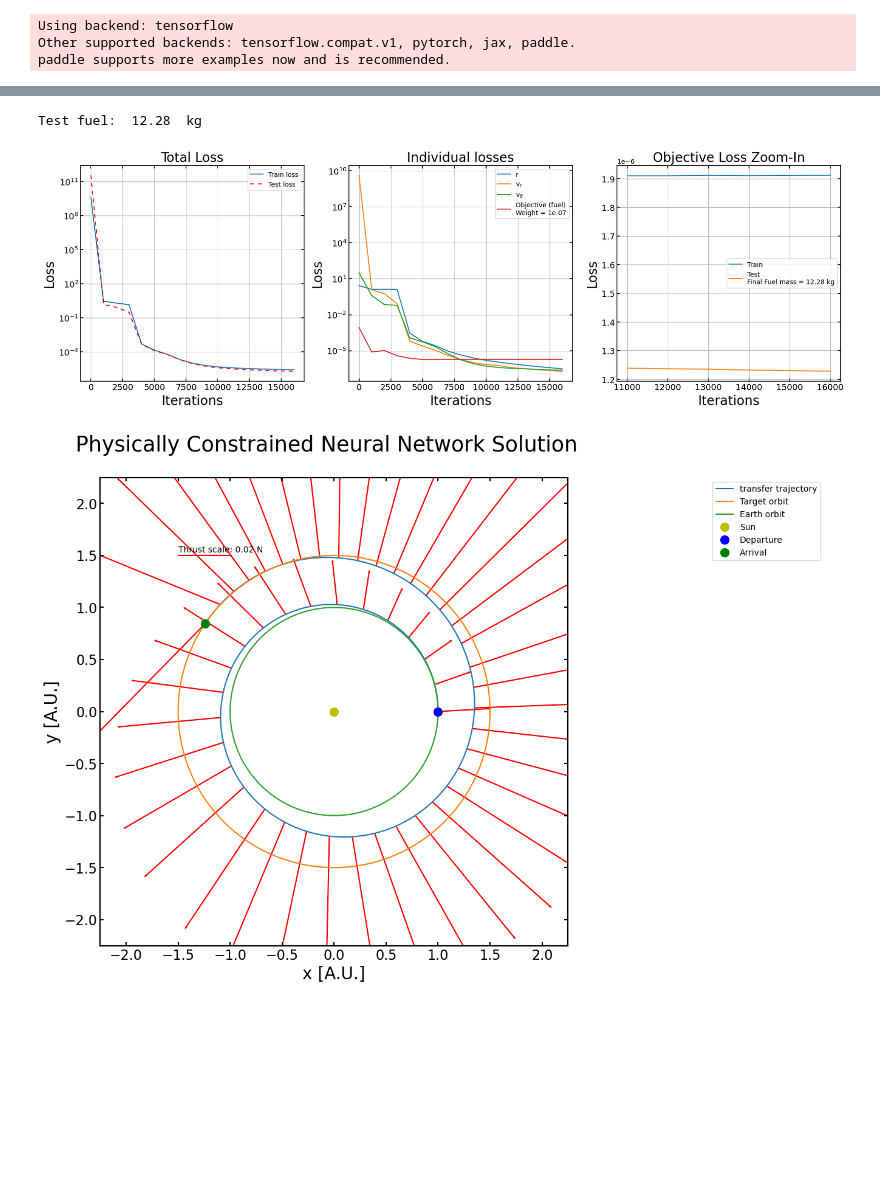
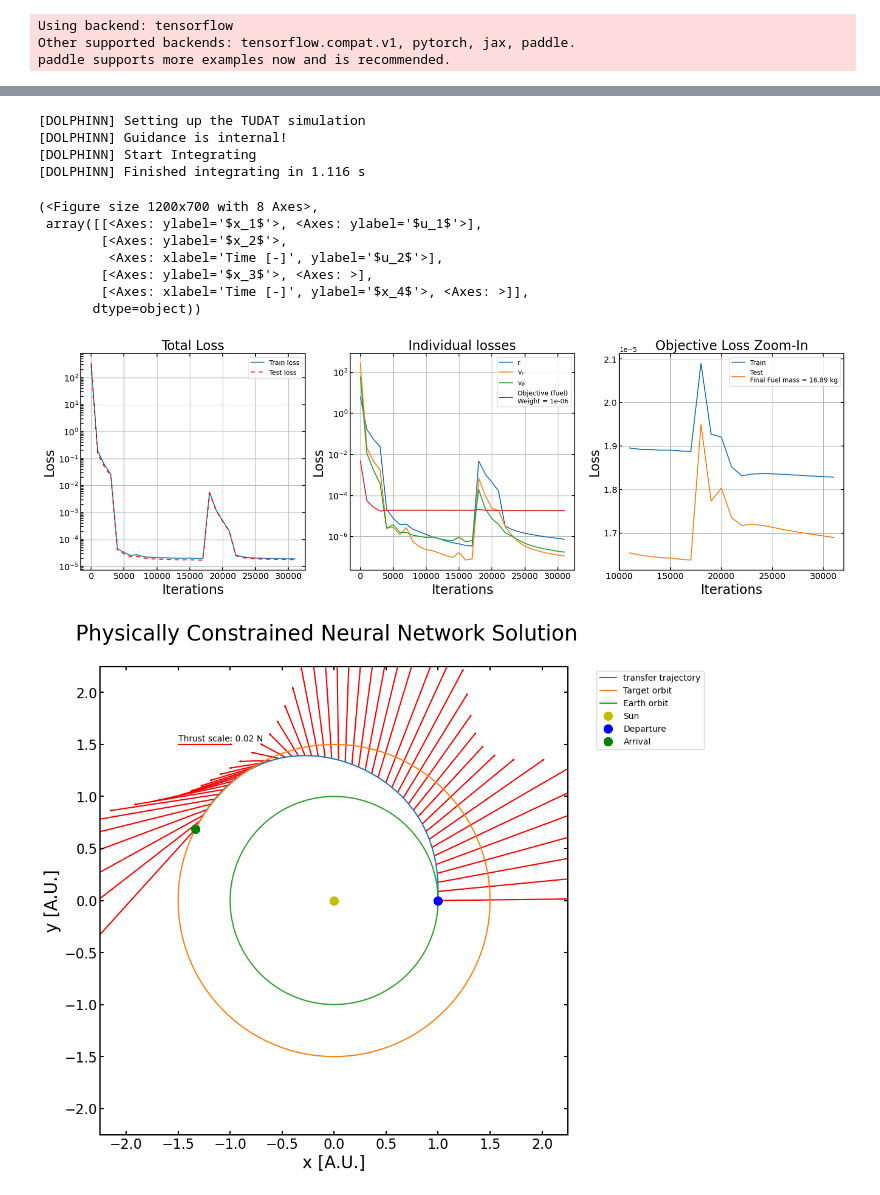
Before and after one commit to thomas7392/DOLPHINN, a Jupyter notebook: Experiments/radial_objective.ipynb, the cells around one changed output, grey strips where cells are left out. Saved outputs shown, nothing was run; the diff lists cells and outputs as text; code cells hidden in the pictures; blank space fills up the shorter version.

```diff
--- a/Experiments/radial_objective.ipynb
+++ b/Experiments/radial_objective.ipynb
@@ -28,7 +29,7 @@ mu = 1.32712440042e20 # SUN
 m = 100 #Spacecraft mass
 AU = 1.5e11 #EARTH-SUN
 a = 10
-umax = 1
+umax = 10
 isp = 2500
 
 rp = AU
@@ -62,7 +63,7 @@ final_state[1:] = final_state[1:]*time_scale/length_scale
 # Integration times
 period = 2*np.pi*np.sqrt(sma**3/mu)
 t0 = 0
-tfinal = 1.5*period
+tfinal = 0.5*period
 N = 200
 
 # Network architecture
@@ -96,7 +97,7 @@ problem = DOLPHINN(data,
                     output_transform = "InitialFinalStateLayer_Radial",
                     objective = "OptimalFuel")
 
-restarter = Restarter(loss_weigths = [1, 1, 1, 1e-7])
+restarter = Restarter(loss_weigths = [1, 1, 1, 1e-6])
 #schedule = Scheduler([(1e-3, 2000)], loss_weigths = [1, 1, 1, 1e-7])
 problem.train(restarter)
 # %% [output]
@@ -120,7 +121,6 @@ Step      Train loss                                  Test loss
 # %%
-schedule = Scheduler([(1e-3, 3000),(1e-4, 10000)],
-                     loss_weigths= [1, 1, 1, 1e-7]
+schedule = Scheduler([(5e-2, 4000), (1e-4, 10000)],
+                     loss_weigths= [1, 1, 1, 1e-6]
                     )
-
 problem.train(schedule)
 # %% [output]
@@ -144,7 +164,20 @@ Step      Train loss                                  Test loss
 # %%
-plotting.plot_loss(problem)
+problem.verify()
+plotting.plot_loss(problem, objective_zoom=True)
 plotting.plot_transfer(problem)
+plotting.compare(problem, 'NDcartesian')
+plotting.plot_coordinates(problem, "radial")
 # %% [output]
-Test fuel:  12.28  kg
+[DOLPHINN] Setting up the TUDAT simulation
+[DOLPHINN] Guidance is internal!
+[DOLPHINN] Start Integrating
+[DOLPHINN] Finished integrating in 1.116 s
+(<Figure size 1200x700 with 8 Axes>,
+ array([[<Axes: ylabel='$x_1$'>, <Axes: ylabel='$u_1$'>],
+        [<Axes: ylabel='$x_2$'>,
+         <Axes: xlabel='Time [-]', ylabel='$u_2$'>],
+        [<Axes: ylabel='$x_3$'>, <Axes: >],
+        [<Axes: xlabel='Time [-]', ylabel='$x_4$'>, <Axes: >]],
+       dtype=object))
-[figure, old version]
+[figure, new version]
-[figure, old version]
+[figure, new version]
```
Also changed, not shown: parts of 6 cells of this notebook, 1 other file.
